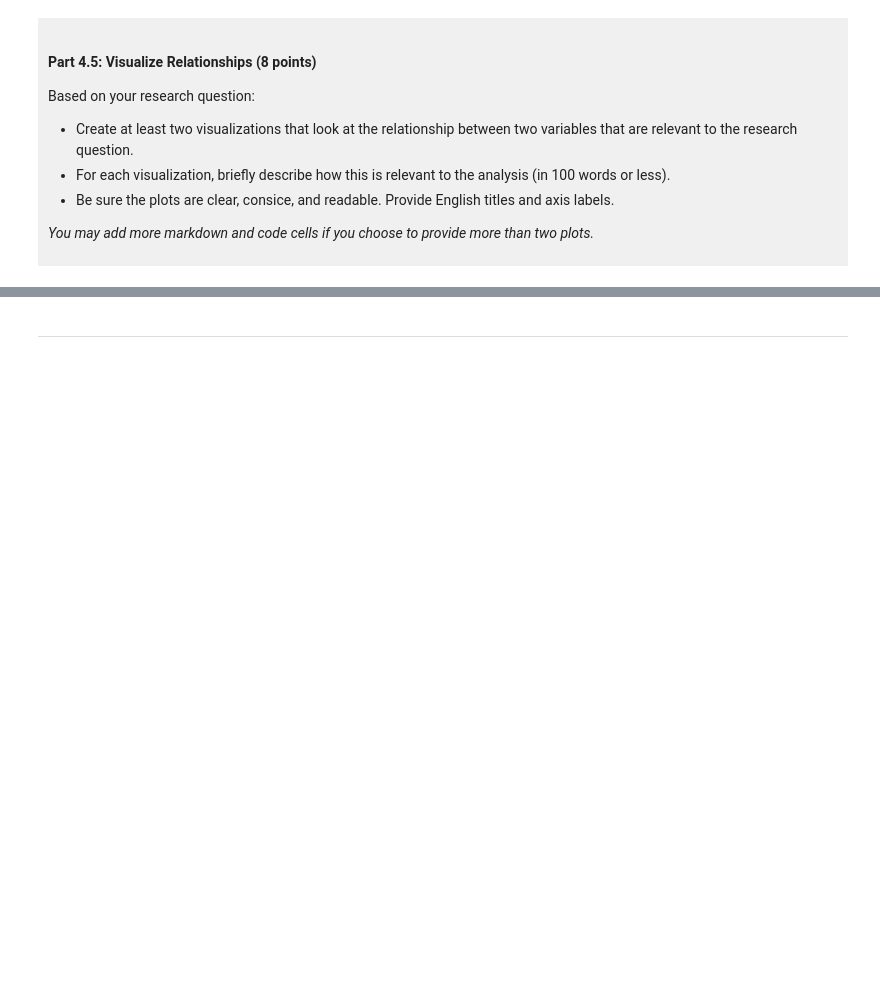
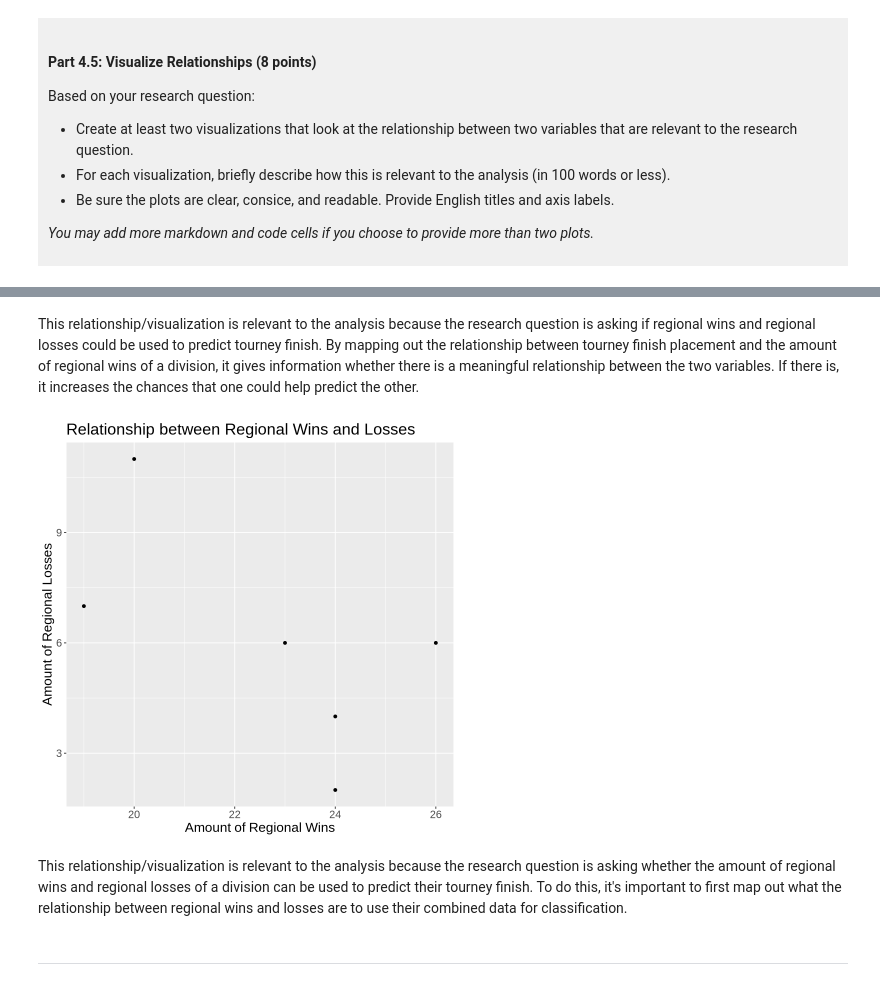
Before and after one commit to melodyl000/DSCI-Project-Melody, a Jupyter notebook: dsci-100-project-notebook.ipynb, the cells around one changed output, grey strips where cells are left out. Drawn from its saved outputs; the diff is of its cells as text; code cells hidden in the pictures; blank space fills up the shorter version.

```diff
--- a/dsci-100-project-notebook.ipynb
+++ b/dsci-100-project-notebook.ipynb
@@ -339,3 +341,17 @@ Visualization 2: %%% EDIT THIS MARKDOWN CELL%%%
+# %% [markdown]
+This relationship/visualization is relevant to the analysis because the research question is asking if regional wins and regional losses could be used to predict tourney finish. By mapping out the relationship between tourney finish placement and the amount of regional wins of a division, it gives information whether there is a meaningful relationship between the two variables. If there is, it increases the chances that one could help predict the other.
+# %%
+relationship_2<-ggplot(basketball_tidy, aes(x=reg_wins, y=reg_losses))+
+                        geom_point()+
+                        xlab("Amount of Regional Wins")+
+                        ylab("Amount of Regional Losses")+
+                        ggtitle("Relationship between Regional Wins and Losses")+
+                        theme(text=element_text(size=16))
+relationship_2
+# %% [output]
+[figure, added]
+# %% [markdown]
+This relationship/visualization is relevant to the analysis because the research question is asking whether the amount of regional wins and regional losses of a division can be used to predict their tourney finish. To do this, it's important to first map out what the relationship between regional wins and losses are to use their combined data for classification.
 # %% [markdown]
 ------
 # %% [markdown]
```
Also changed, not shown: parts of 4 cells of this notebook.
